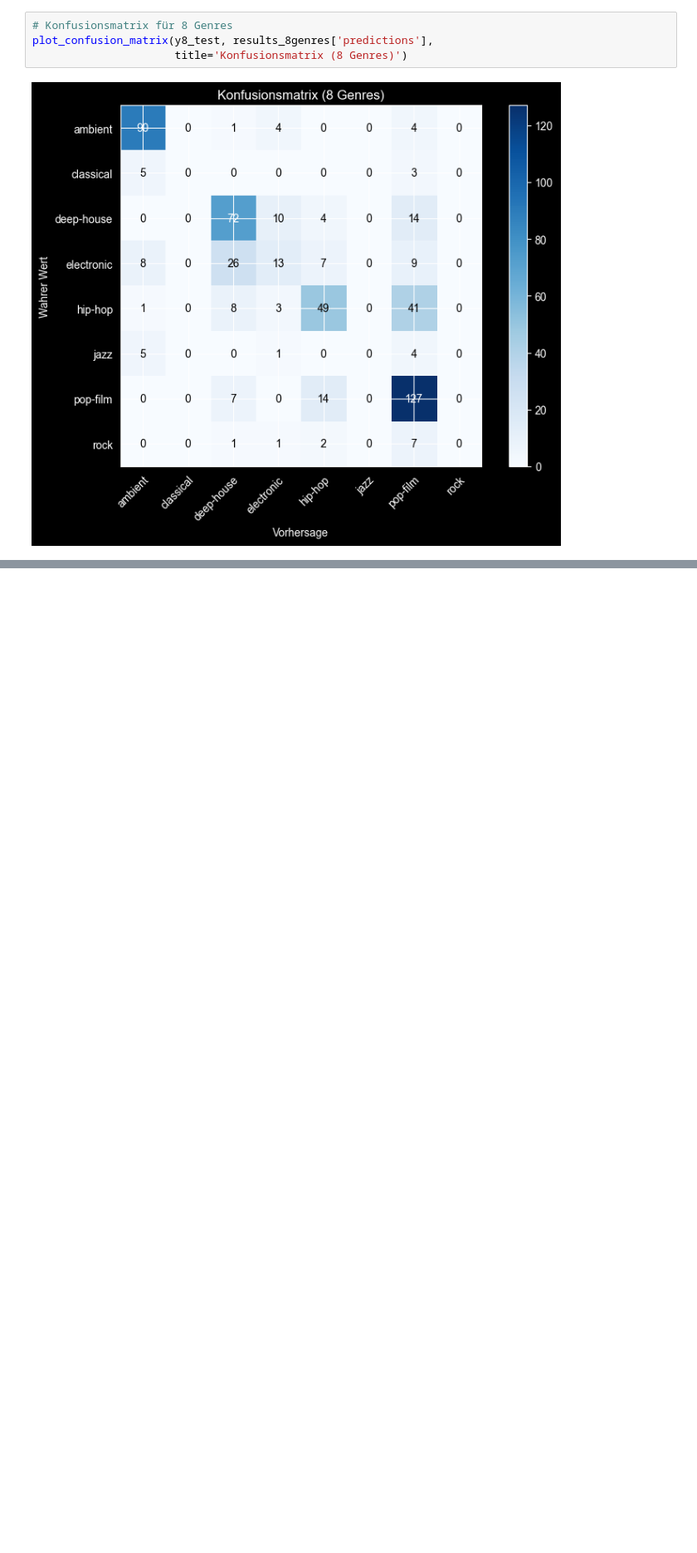
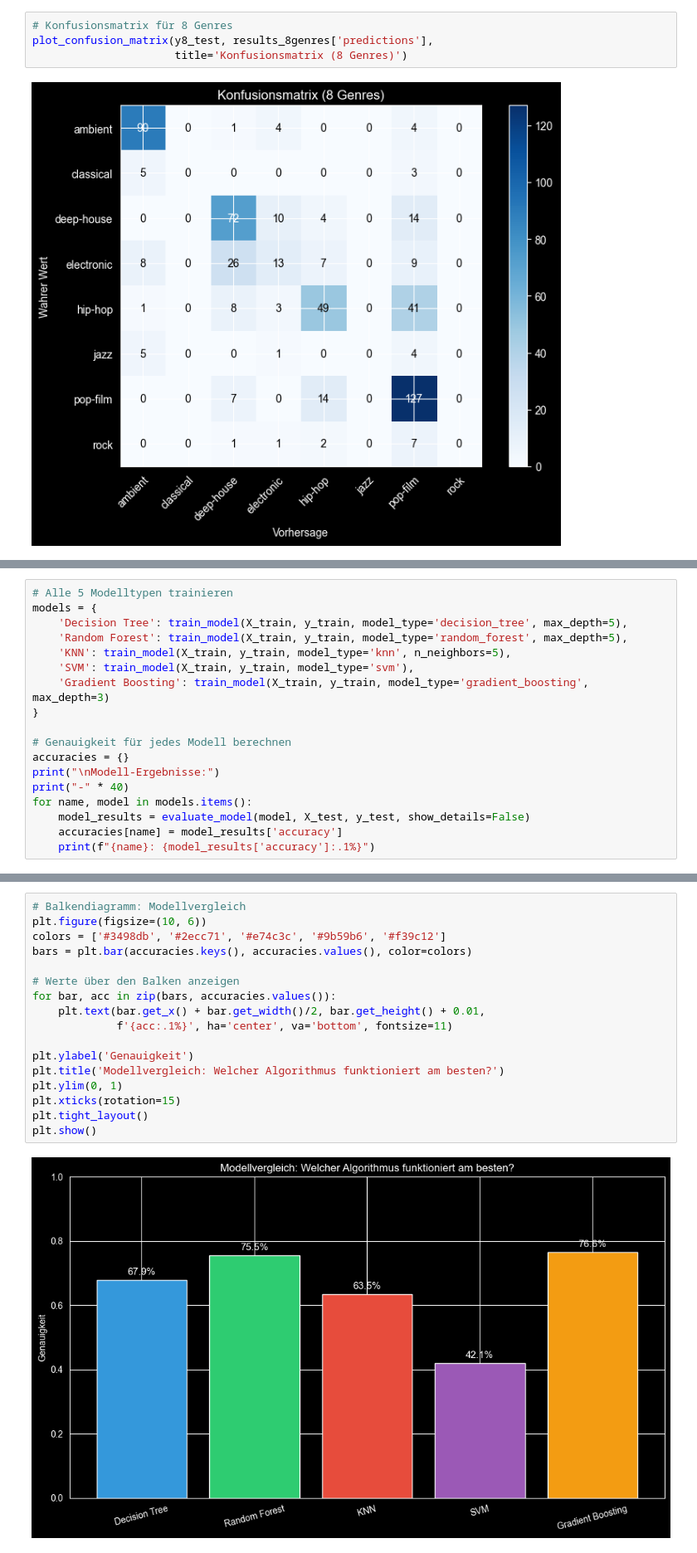
Before and after one commit to CatraMyBeloved/praktikum_aufgaben, a Jupyter notebook: ml_showcase.ipynb, the cells around one changed output, grey strips where cells are left out. Shown at 83% size. Saved outputs shown, nothing was run; the diff lists cells and outputs as text; blank space fills up the shorter version.

Commit message:
Added more types and plots

```diff
--- a/ml_showcase.ipynb
+++ b/ml_showcase.ipynb
@@ -361,0 +371,18 @@ plot_confusion_matrix(y8_test, results_8genres['predictions'],
+# %%
+# Alle 5 Modelltypen trainieren
+models = {
+    'Decision Tree': train_model(X_train, y_train, model_type='decision_tree', max_depth=5),
+    'Random Forest': train_model(X_train, y_train, model_type='random_forest', max_depth=5),
+    'KNN': train_model(X_train, y_train, model_type='knn', n_neighbors=5),
+    'SVM': train_model(X_train, y_train, model_type='svm'),
+    'Gradient Boosting': train_model(X_train, y_train, model_type='gradient_boosting', max_depth=3)
+}
+
+# Genauigkeit für jedes Modell berechnen
+accuracies = {}
+print("\nModell-Ergebnisse:")
+print("-" * 40)
+for name, model in models.items():
+    model_results = evaluate_model(model, X_test, y_test, show_details=False)
+    accuracies[name] = model_results['accuracy']
+    print(f"{name}: {model_results['accuracy']:.1%}")
@@ -361,0 +408,19 @@ plot_confusion_matrix(y8_test, results_8genres['predictions'],
+# %%
+# Balkendiagramm: Modellvergleich
+plt.figure(figsize=(10, 6))
+colors = ['#3498db', '#2ecc71', '#e74c3c', '#9b59b6', '#f39c12']
+bars = plt.bar(accuracies.keys(), accuracies.values(), color=colors)
+
+# Werte über den Balken anzeigen
+for bar, acc in zip(bars, accuracies.values()):
+    plt.text(bar.get_x() + bar.get_width()/2, bar.get_height() + 0.01,
+             f'{acc:.1%}', ha='center', va='bottom', fontsize=11)
+
+plt.ylabel('Genauigkeit')
+plt.title('Modellvergleich: Welcher Algorithmus funktioniert am besten?')
+plt.ylim(0, 1)
+plt.xticks(rotation=15)
+plt.tight_layout()
+plt.show()
+# %% [output]
+[figure, added]
```
Also changed, not shown: parts of 8 cells of this notebook.
